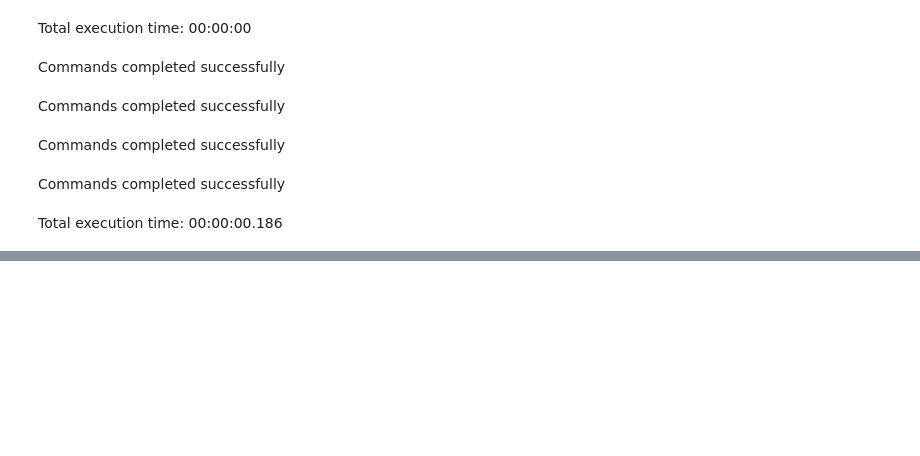
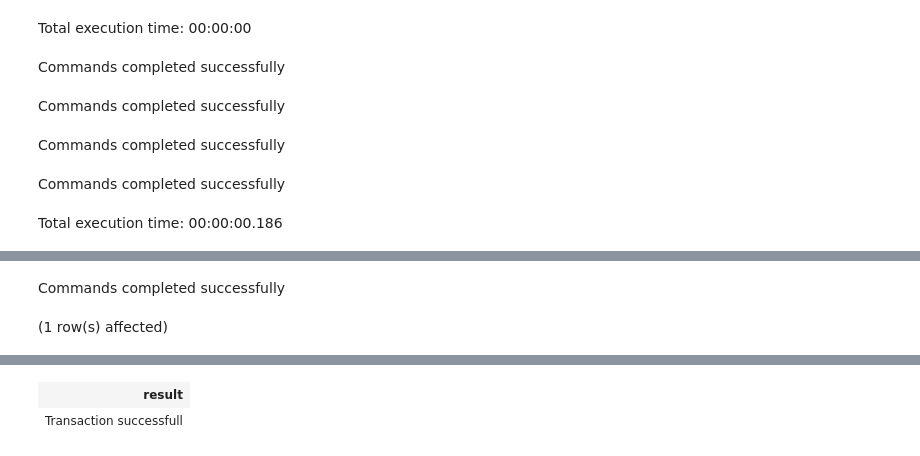
Before and after one commit to IrfanSabbir/mysql_advance, a Jupyter notebook: advance-mysql-2.ipynb, the cells around one changed output, grey strips where cells are left out. Drawn from its saved outputs; the diff is of its cells as text; code cells hidden in the pictures; blank space fills up the shorter version.

```diff
--- a/advance-mysql-2.ipynb
+++ b/advance-mysql-2.ipynb
@@ -209,0 +269,7 @@ Total execution time: 00:00:02.025
+# %%
+-- Execute the STORED PROC
+use ecom;
+CALL TransferBalanceBeteenAccount(3, 4, 200);
+# %% [output]
+Commands completed successfully
+(1 row(s) affected)
@@ -209,0 +277,2 @@ Total execution time: 00:00:02.025
+| result |
+| Transaction successfull |
```
Also changed, not shown: parts of 9 cells of this notebook.
